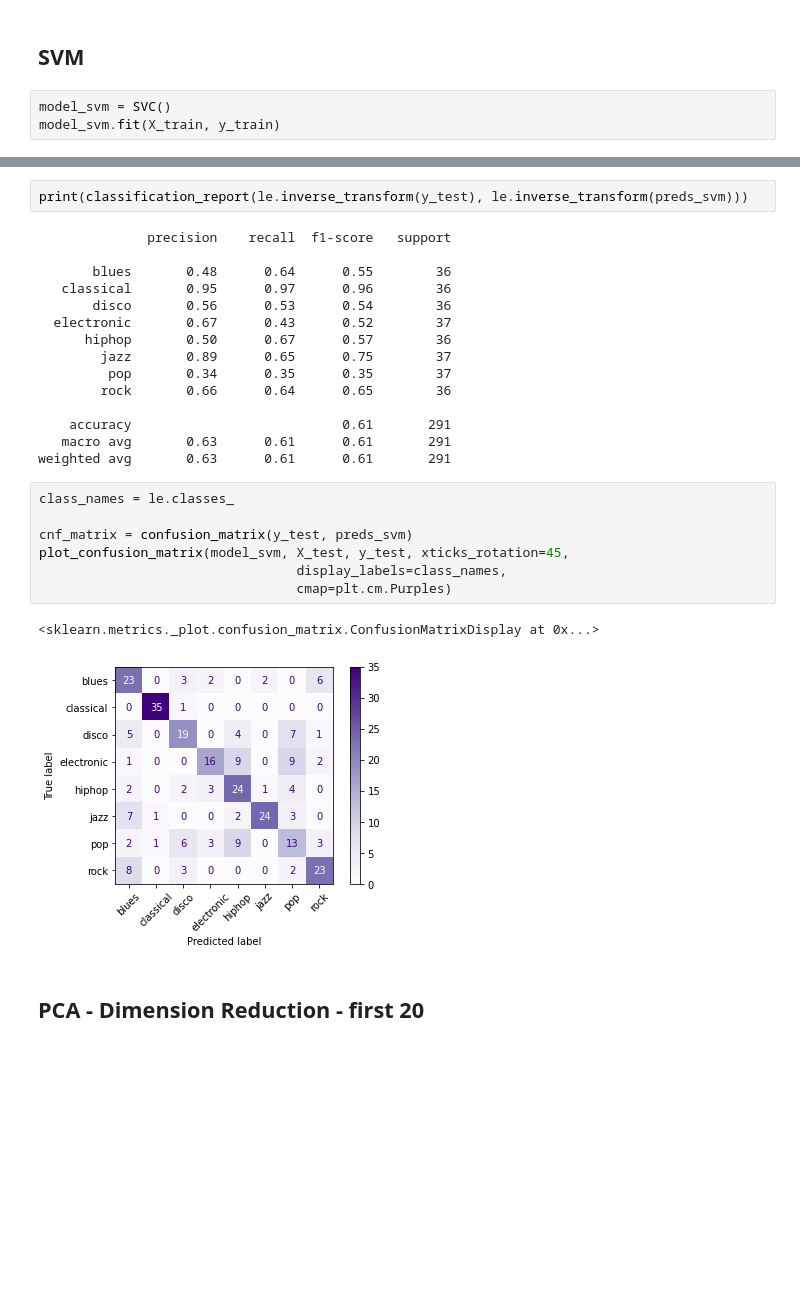
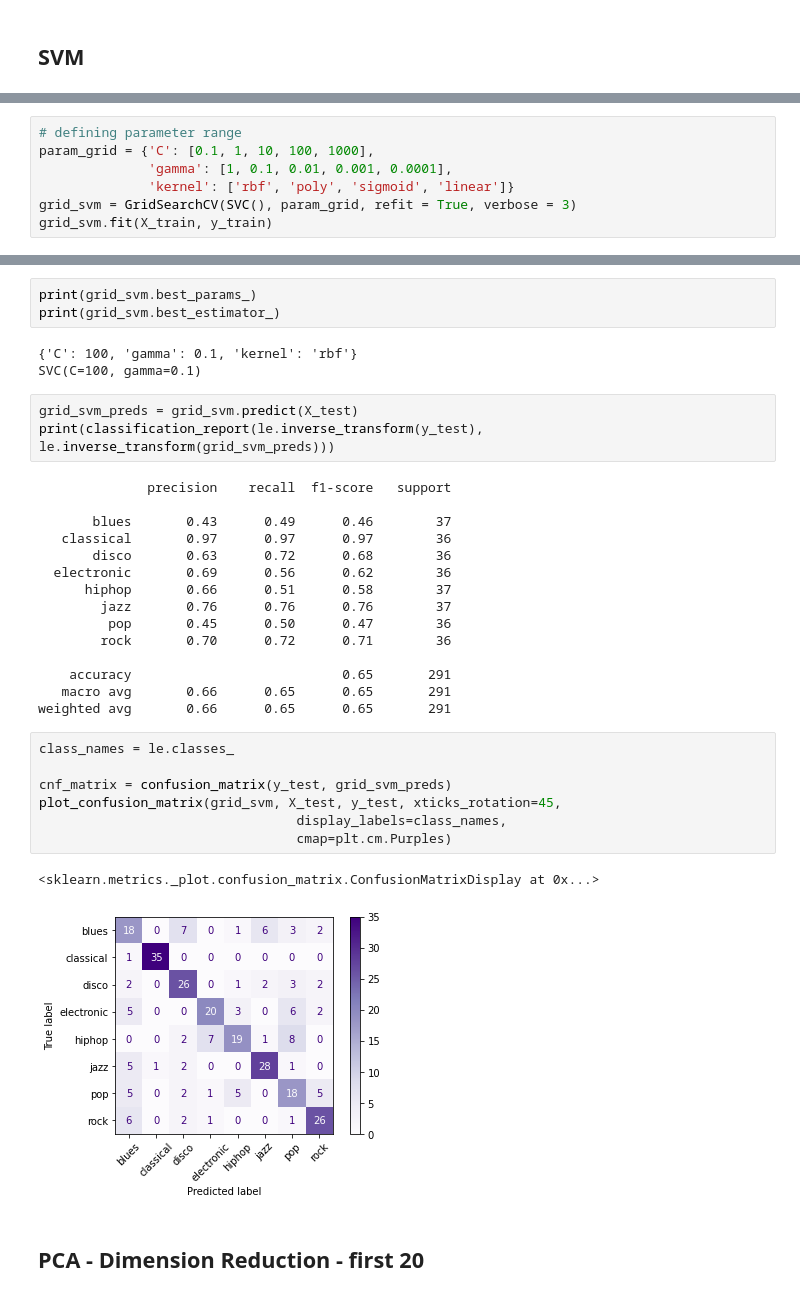
Before and after one commit to momoenomoto/ML-final-project, a Jupyter notebook: feature_analyze/preprocess_and_analyze.ipynb, the cells around one changed output, grey strips where cells are left out. Cells and saved outputs as stored; diff of their text form; blank space fills up the shorter version.

```diff
--- a/feature_analyze/preprocess_and_analyze.ipynb
+++ b/feature_analyze/preprocess_and_analyze.ipynb
@@ -196,5 +198,2 @@ X_train, X_test, y_train, y_test = train_test_split(X, y, test_size=0.33, strati
 # %% [markdown]
 ## SVM
-# %%
-model_svm = SVC()
-model_svm.fit(X_train, y_train)
@@ -204,0 +200,7 @@ preds_svm = model_svm.predict(X_test, )
+# %%
+# defining parameter range
+param_grid = {'C': [0.1, 1, 10, 100, 1000],
+              'gamma': [1, 0.1, 0.01, 0.001, 0.0001],
+              'kernel': ['rbf', 'poly', 'sigmoid', 'linear']}
+grid_svm = GridSearchCV(SVC(), param_grid, refit = True, verbose = 3)
+grid_svm.fit(X_train, y_train)
@@ -205,30 +230,37 @@ preds_svm = model_svm.predict(X_test, )
+# %%
+print(grid_svm.best_params_)
+print(grid_svm.best_estimator_)
+# %% [output]
+{'C': 100, 'gamma': 0.1, 'kernel': 'rbf'}
+SVC(C=100, gamma=0.1)
 # %%
-print(classification_report(le.inverse_transform(y_test), le.inverse_transform(preds_svm)))
+grid_svm_preds = grid_svm.predict(X_test)
+print(classification_report(le.inverse_transform(y_test), le.inverse_transform(grid_svm_preds)))
 # %% [output]
               precision    recall  f1-score   support
 
-       blues       0.48      0.64      0.55        36
-   classical       0.95      0.97      0.96        36
-       disco       0.56      0.53      0.54        36
-  electronic       0.67      0.43      0.52        37
-      hiphop       0.50      0.67      0.57        36
-        jazz       0.89      0.65      0.75        37
-         pop       0.34      0.35      0.35        37
-        rock       0.66      0.64      0.65        36
+       blues       0.43      0.49      0.46        37
+   classical       0.97      0.97      0.97        36
+       disco       0.63      0.72      0.68        36
+  electronic       0.69      0.56      0.62        36
+      hiphop       0.66      0.51      0.58        37
+        jazz       0.76      0.76      0.76        37
+         pop       0.45      0.50      0.47        36
+        rock       0.70      0.72      0.71        36
 
-    accuracy                           0.61       291
-   macro avg       0.63      0.61      0.61       291
-weighted avg       0.63      0.61      0.61       291
+    accuracy                           0.65       291
+   macro avg       0.66      0.65      0.65       291
+weighted avg       0.66      0.65      0.65       291
 # %%
 class_names = le.classes_
 
-cnf_matrix = confusion_matrix(y_test, preds_svm)
-plot_confusion_matrix(model_svm, X_test, y_test, xticks_rotation=45,
+cnf_matrix = confusion_matrix(y_test, grid_svm_preds)
+plot_confusion_matrix(grid_svm, X_test, y_test, xticks_rotation=45,
                                  display_labels=class_names,
                                  cmap=plt.cm.Purples)
 # %% [output]
 <sklearn.metrics._plot.confusion_matrix.ConfusionMatrixDisplay at 0x...>
-[figure, old version]
+[figure, new version]
 # %% [markdown]
 ## PCA - Dimension Reduction - first 20
 # %%
```
Also changed, not shown: parts of 19 cells of this notebook, 6 other files.
